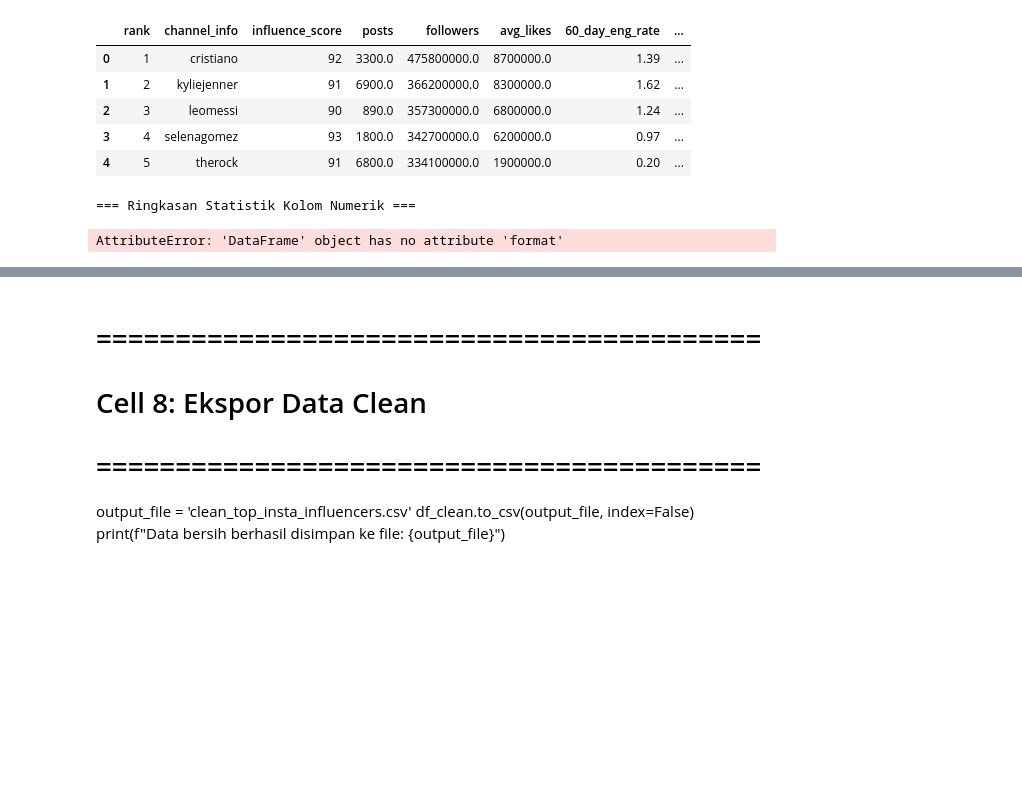
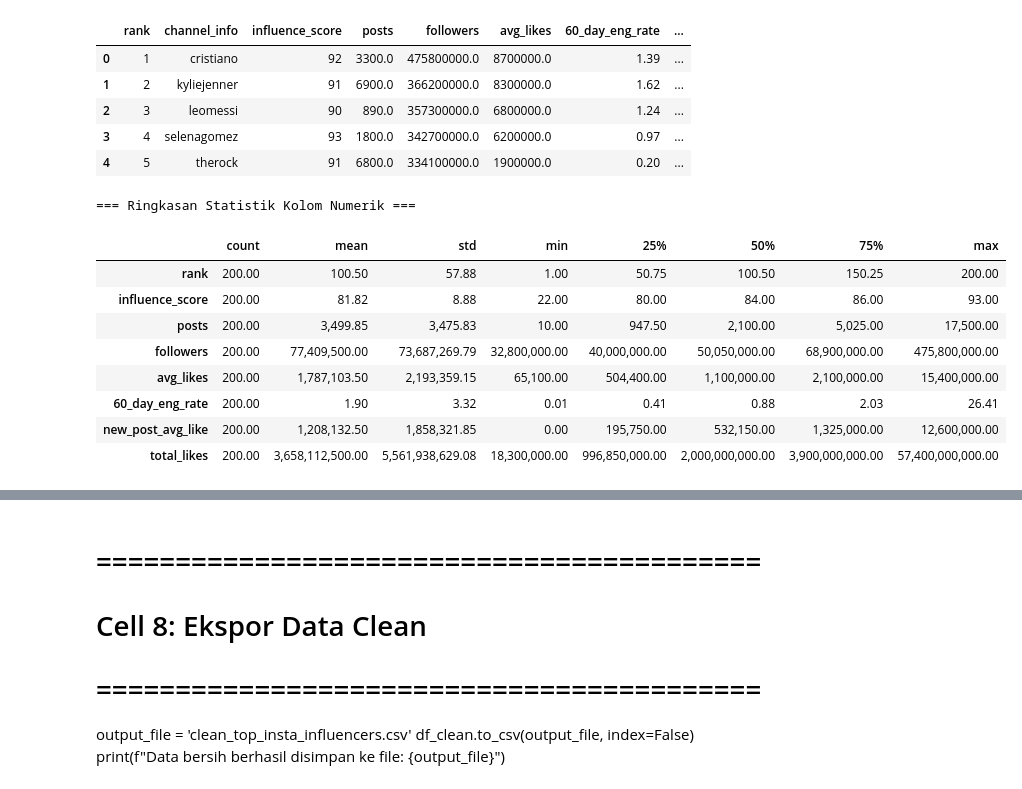
Before and after one commit to mutazalghaniy-byte/DASHBOARD, a Jupyter notebook: 02_CLEANING.ipynb, the cells around one changed output, grey strips where cells are left out. Drawn from its saved outputs; the diff is of its cells as text; code cells hidden in the pictures; blank space fills up the shorter version.

```diff
--- a/02_CLEANING.ipynb
+++ b/02_CLEANING.ipynb
@@ -127,14 +127,29 @@ dtype: object
 | 3 | 4 | selenagomez | 93 | 1800.0 | 342700000.0 | 6200000.0 | 0.97 | ... |
 | 4 | 5 | therock | 91 | 6800.0 | 334100000.0 | 1900000.0 | 0.20 | ... |
 # %%
+import pandas as pd
+
 # ==========================================
 # Cell 4: Ringkasan Deskriptif (Statistical Summary)
 # ==========================================
 print("=== Ringkasan Statistik Kolom Numerik ===")
-display(df_clean.describe().T.format('{:,.2f}'))
+
+# Solusi: Ubah format float bawaan pandas
+pd.options.display.float_format = '{:,.2f}'.format
+
+# Tampilkan tanpa .style
+display(df_clean.describe().T)
 # %% [output]
 === Ringkasan Statistik Kolom Numerik ===
-AttributeError: 'DataFrame' object has no attribute 'format'
+|  | count | mean | std | min | 25% | 50% | 75% | max |
+| rank | 200.00 | 100.50 | 57.88 | 1.00 | 50.75 | 100.50 | 150.25 | 200.00 |
+| influence_score | 200.00 | 81.82 | 8.88 | 22.00 | 80.00 | 84.00 | 86.00 | 93.00 |
+| posts | 200.00 | 3,499.85 | 3,475.83 | 10.00 | 947.50 | 2,100.00 | 5,025.00 | 17,500.00 |
+| followers | 200.00 | 77,409,500.00 | 73,687,269.79 | 32,800,000.00 | 40,000,000.00 | 50,050,000.00 | 68,900,000.00 | 475,800,000.00 |
+| avg_likes | 200.00 | 1,787,103.50 | 2,193,359.15 | 65,100.00 | 504,400.00 | 1,100,000.00 | 2,100,000.00 | 15,400,000.00 |
+| 60_day_eng_rate | 200.00 | 1.90 | 3.32 | 0.01 | 0.41 | 0.88 | 2.03 | 26.41 |
+| new_post_avg_like | 200.00 | 1,208,132.50 | 1,858,321.85 | 0.00 | 195,750.00 | 532,150.00 | 1,325,000.00 | 12,600,000.00 |
+| total_likes | 200.00 | 3,658,112,500.00 | 5,561,938,629.08 | 18,300,000.00 | 996,850,000.00 | 2,000,000,000.00 | 3,900,000,000.00 | 57,400,000,000.00 |
 # %%
 # ==========================================
 # Cell 5: Tabel Agregasi Berdasarkan Negara
```
Also changed, not shown: parts of 2 cells of this notebook.
